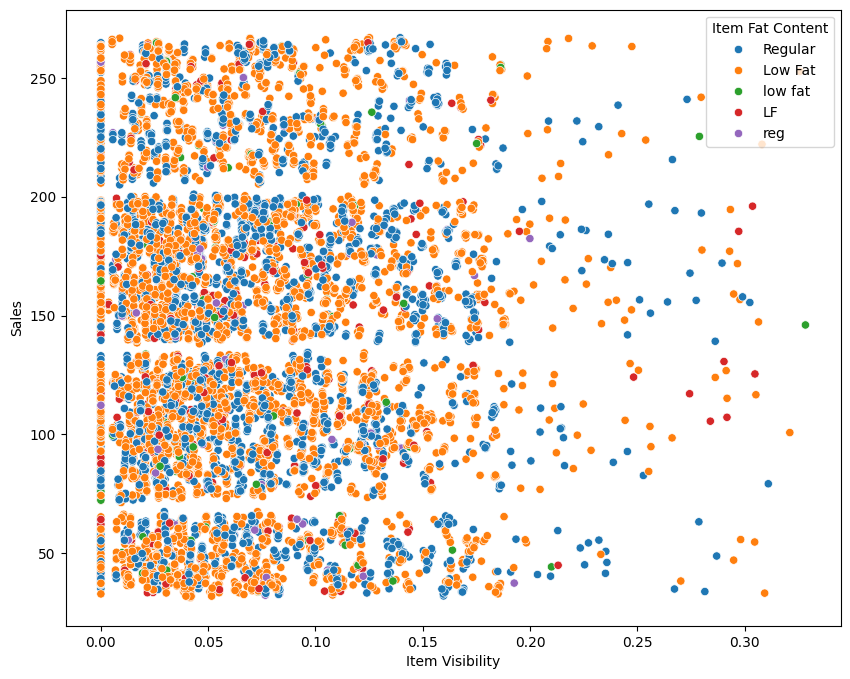
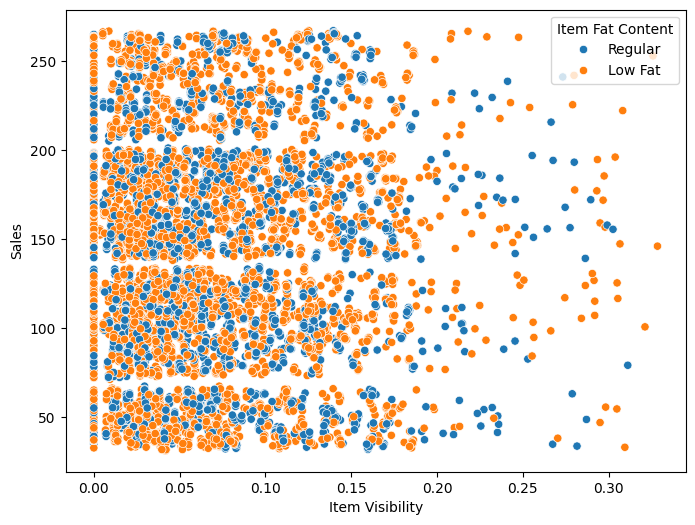
Code edit (unified diff) that turned the first committed figure into the second:
--- before
+++ after
@@ -1,3 +1,3 @@
-plt.figure(figsize=(10,8))
+plt.figure(figsize=(8,6))
 sns.scatterplot(x="Item Visibility",y="Sales",data=df,hue="Item Fat Content")
 plt.show()

Commit: Add files via upload